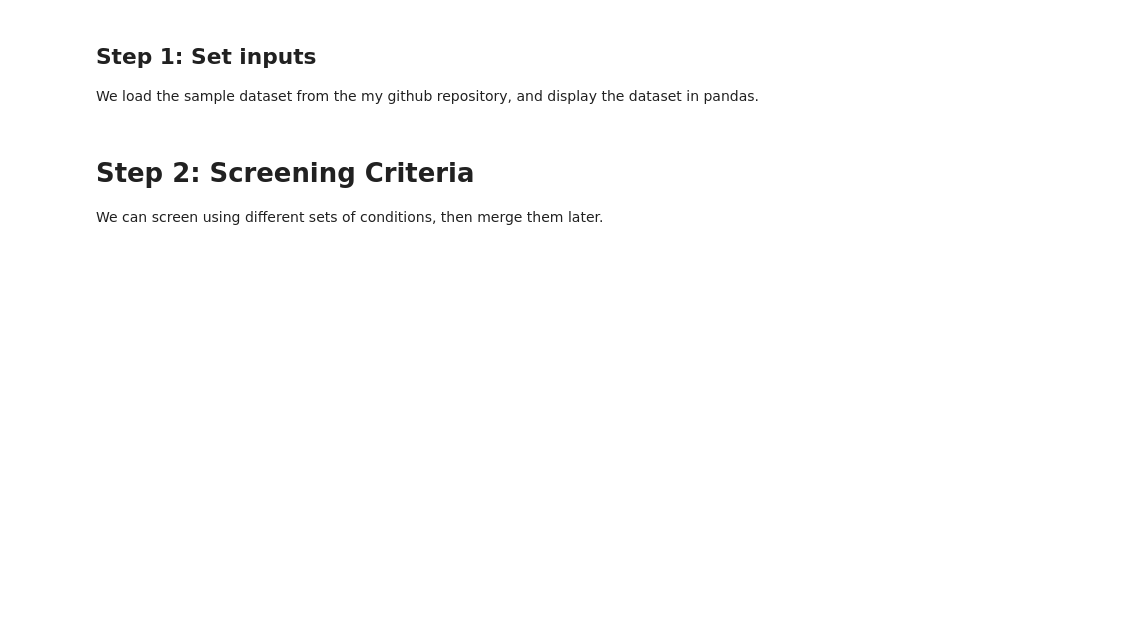
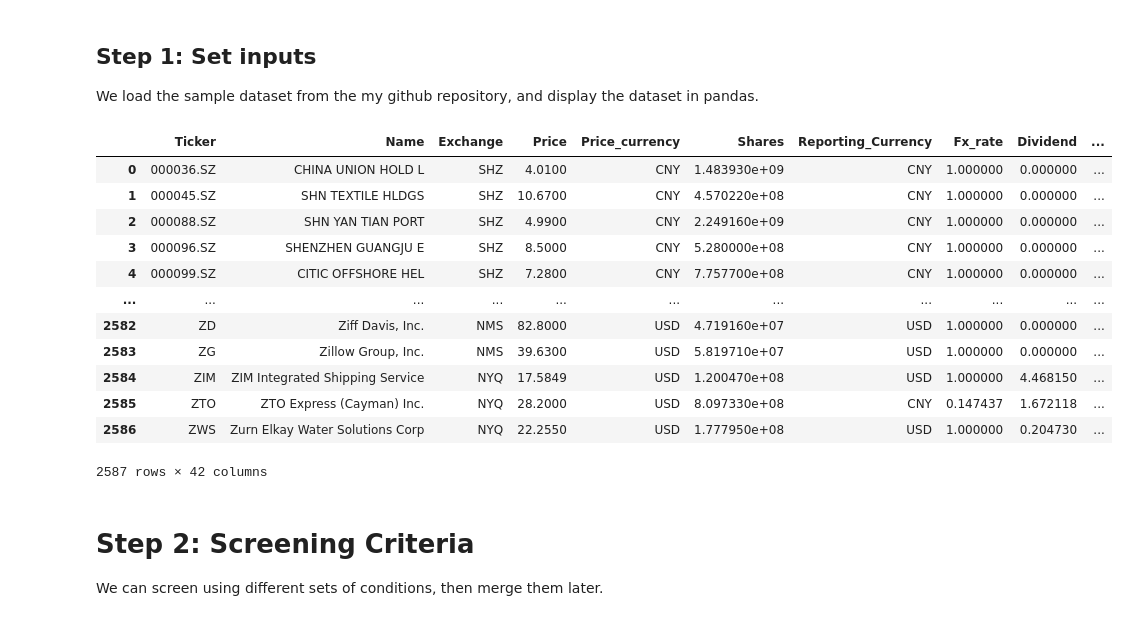
Before and after one commit to JerryChenz/Invest_Proc_Open, a Jupyter notebook: stock_screener.ipynb, the cells around one changed output. Cells and saved outputs as stored; diff of their text form; code cells hidden in the pictures; blank space fills up the shorter version.

```diff
--- a/stock_screener.ipynb
+++ b/stock_screener.ipynb
@@ -7,29 +7,58 @@ We load the sample dataset from the my github repository, and display the datase
 # %%
 import pandas as pd
 summary_url = 'https://raw.githubusercontent.com/JerryChenz/InvestmentManagementOpen/main/financial_models/Opportunities/Screener/screener_summary.csv'
 df = pd.read_csv(summary_url)
+# Preparing the data
+df['Last_fy'] = pd.to_datetime(df['Last_fy'])
+# Missing Forex_rate
+mop_hkd = (df["Price_currency"] == "HKD") & (df["Reporting_Currency"] == "MOP")
+twd_hkd = (df["Price_currency"] == "HKD") & (df["Reporting_Currency"] == "TWD")
+twd_usd = (df["Price_currency"] == "USD") & (df["Reporting_Currency"] == "TWD")
+df.loc[mop_hkd, "Fx_rate"] = 0.98
+df.loc[mop_hkd, "Fx_rate"] = 0.26
+df.loc[twd_usd, "Fx_rate"] = 7.81
+# exclude minor countries
+df = df[df['Fx_rate'].notna()]
 df = df.fillna(0)
 
 # capitalization in reporting currency
 capitalization_price = df['Price'] * df['Shares']
-capitalization_report = capitalization_price * df['Fx_rate']
+capitalization_report = capitalization_price / df['Fx_rate']
+# debt
 total_debt = df['CurrentDebtAndCapitalLeaseObligation'] + df['LongTermDebtAndCapitalLeaseObligation']
 # more easily realizable non-operating assets
 monetary_assets = df['CashAndCashEquivalents'] + df['OtherShortTermInvestments'] + df['InvestmentinFinancialAssets']
+# liquidity_coverage_ratio
+core_lcr = df['CashAndCashEquivalents'] / df['CurrentLiabilities']
+lcr = monetary_assets / df['CurrentLiabilities']
+# leverage ratio
+current_ratio = df['CurrentAssets'] / df['CurrentLiabilities']
+debt_ratio = total_debt / (df['TotalEquityGrossMinorityInterest'] - df['MinorityInterest'])
 # less easily realizable non-operating assets
 fixed_nonop_assets = (df['InvestmentProperties'] + df['LongTermEquityInvestment']) * 0.5
 total_nonop_assets = monetary_assets + fixed_nonop_assets
 enterprise_value = capitalization_report + total_debt + df['MinorityInterest'] - df['CashAndCashEquivalents'] - total_nonop_assets
-# liquidity_coverage_ratio
-lcr = monetary_assets / df['CurrentLiabilities']
-current_ratio = df['CurrentAssets'] / df['CurrentLiabilities']
 # dividend rate & buyback rate
 dividend_rate = df['Dividend'] / df['Price']
 buyback_rate = df['Buyback'] / df['Price']
 # Net PPE/ Sales
 ppe_multiple = df['NetPPE'] / df['TotalRevenue']
 
-# display(df)
+display(df)
+# %% [output]
+|  | Ticker | Name | Exchange | Price | Price_currency | Shares | Reporting_Currency | Fx_rate | Dividend | ... |
+| 0 | 000036.SZ | CHINA UNION HOLD L | SHZ | 4.0100 | CNY | 1.483930e+09 | CNY | 1.000000 | 0.000000 | ... |
+| 1 | 000045.SZ | SHN TEXTILE HLDGS | SHZ | 10.6700 | CNY | 4.570220e+08 | CNY | 1.000000 | 0.000000 | ... |
+| 2 | 000088.SZ | SHN YAN TIAN PORT | SHZ | 4.9900 | CNY | 2.249160e+09 | CNY | 1.000000 | 0.000000 | ... |
+| 3 | 000096.SZ | SHENZHEN GUANGJU E | SHZ | 8.5000 | CNY | 5.280000e+08 | CNY | 1.000000 | 0.000000 | ... |
+| 4 | 000099.SZ | CITIC OFFSHORE HEL | SHZ | 7.2800 | CNY | 7.757700e+08 | CNY | 1.000000 | 0.000000 | ... |
+| ... | ... | ... | ... | ... | ... | ... | ... | ... | ... | ... |
+| 2582 | ZD | Ziff Davis, Inc. | NMS | 82.8000 | USD | 4.719160e+07 | USD | 1.000000 | 0.000000 | ... |
+| 2583 | ZG | Zillow Group, Inc. | NMS | 39.6300 | USD | 5.819710e+07 | USD | 1.000000 | 0.000000 | ... |
+| 2584 | ZIM | ZIM Integrated Shipping Service | NYQ | 17.5849 | USD | 1.200470e+08 | USD | 1.000000 | 4.468150 | ... |
+| 2585 | ZTO | ZTO Express (Cayman) Inc. | NYQ | 28.2000 | USD | 8.097330e+08 | CNY | 0.147437 | 1.672118 | ... |
+| 2586 | ZWS | Zurn Elkay Water Solutions Corp | NYQ | 22.2550 | USD | 1.777950e+08 | USD | 1.000000 | 0.204730 | ... |
+2587 rows × 42 columns
 # %% [markdown]
 # Step 2: Screening Criteria
 
```
Also changed, not shown: parts of 9 cells of this notebook.
